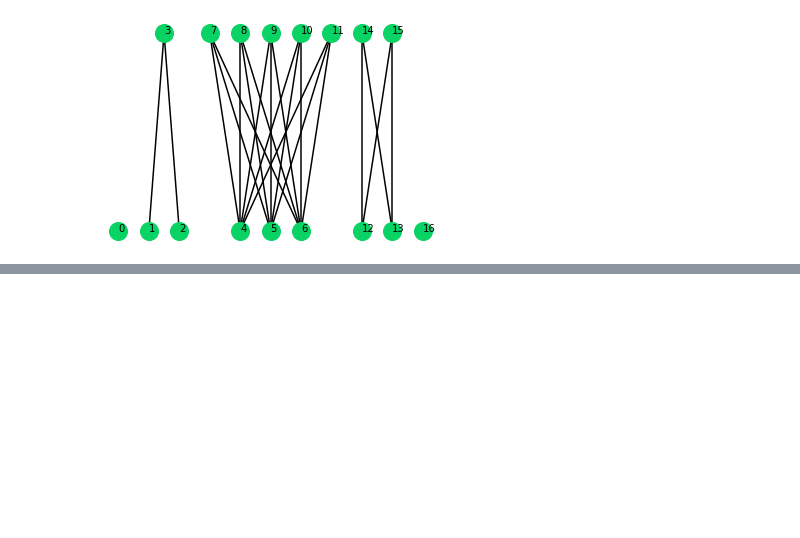
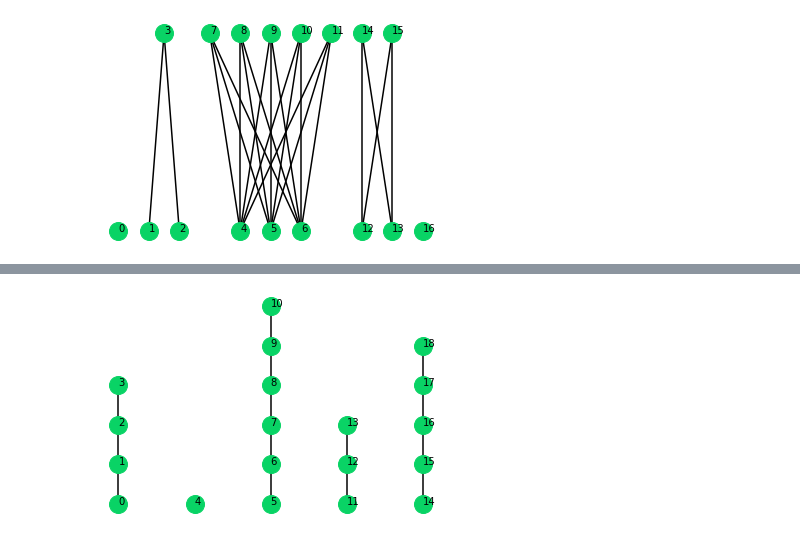
Before and after one commit to Upset-Downset/UpsetDownset, a Jupyter notebook: intro_to_upset_downset.ipynb, the cells around one changed output, grey strips where cells are left out. Cells and saved outputs as stored; diff of their text form; code cells hidden in the pictures; blank space fills up the shorter version.

```diff
--- a/intro_to_upset_downset.ipynb
+++ b/intro_to_upset_downset.ipynb
@@ -108,0 +101,6 @@ Down wins!
+# %%
+heaps = [4,1,6,3,5]
+N = NimGame(heaps)
+N.plot()
+# %% [output]
+[figure, added]
```
Also changed, not shown: parts of 24 cells of this notebook, 13 other files.
